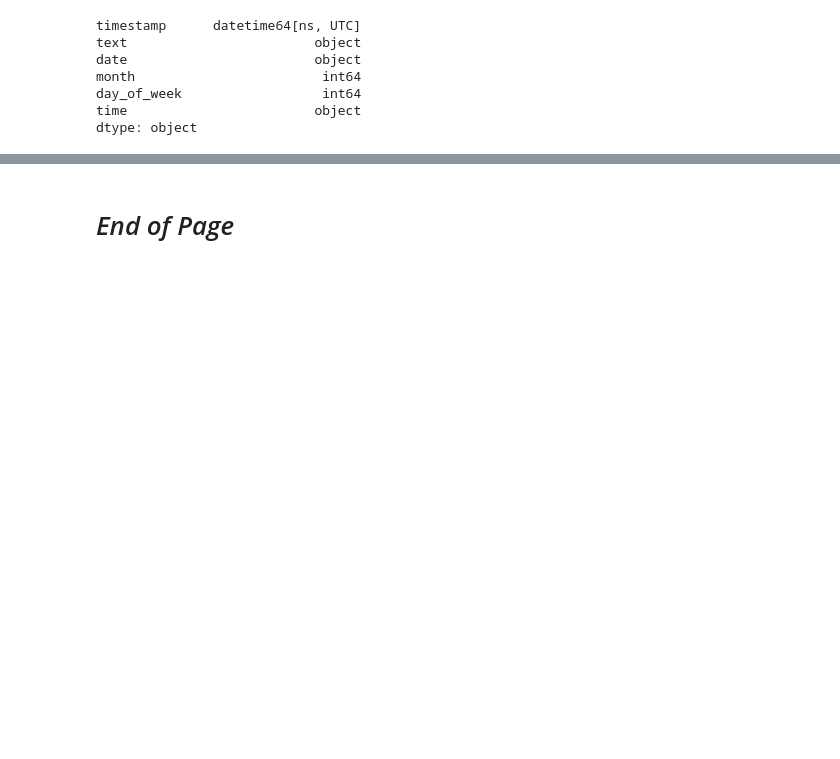
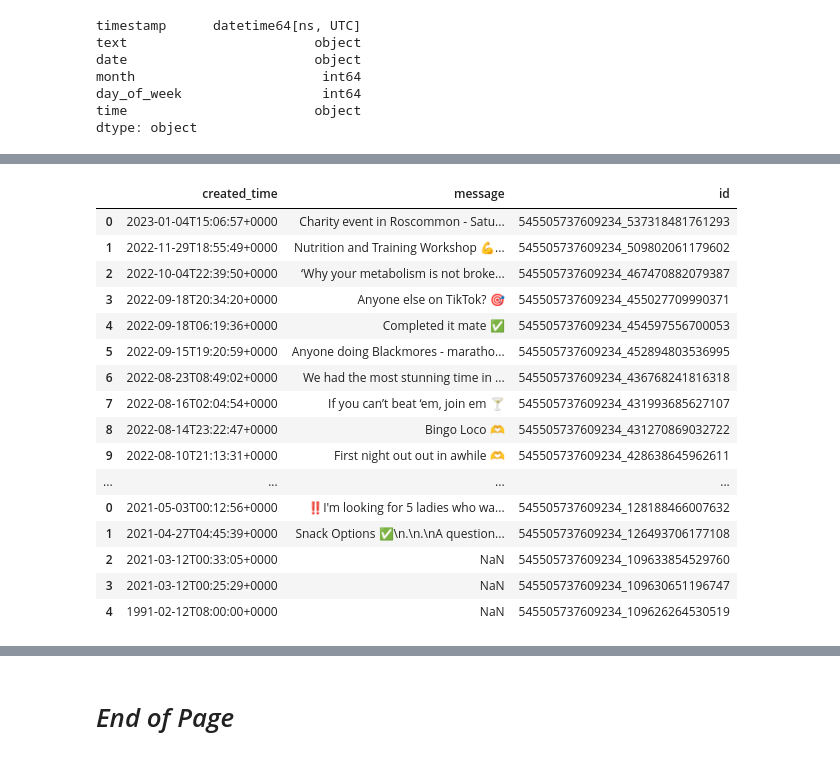
Before and after one commit to silvhua/online-PT-business-KPI, a Jupyter notebook: notebooks/2023-01-13 facebook API.ipynb, the cells around one changed output, grey strips where cells are left out. Saved outputs shown, nothing was run; the diff lists cells and outputs as text; code cells hidden in the pictures; blank space fills up the shorter version.

```diff
--- a/notebooks/2023-01-13 facebook API.ipynb
+++ b/notebooks/2023-01-13 facebook API.ipynb
@@ -34,10 +40,15 @@ def get_user_post(user_id, access_token, pages=5, filename=None,
         except:
             pass
     df = pd.concat(df_list)
+    print('Number of posts:',len(df))
     if filename:
-        save_csv(df,filename,csv_path)
-        savepickle(response_json_dict,filename,'sav',json_path)
+        try:
+            save_csv(df,filename,csv_path)
+            savepickle(response_json_dict,filename,'sav',json_path)
+        except:
+            print('Unable to save outputs')
     return df, response_json_dict
 
-df_5p, response_json_5p = get_user_post(user_id, access_token)
-df_5p
+# SH 2023-01-16 16:58 Need to update this so that:
+    # The URL of the last request is returned in case you want to request posts further back
+    # If it is the last page, it won't just keep making request with the same endpoint
@@ -116,0 +198,9 @@ dtype: object
+# %%
+with open("credentials.json") as f:
+    credentials = json.load(f)
+
+access_token = credentials['access_token']
+am_user_id = credentials['am_user_id']
+# %%
+df_50p, response_json_50p = get_user_post(am_user_id, access_token, pages=50,
+    filename='AM_fb_posts_50page_2023-01-16')
@@ -116,0 +225,20 @@ dtype: object
+# %%
+df_50p
+# %% [output]
+|  | created_time | message | id |
+| 0 | 2023-01-04T15:06:57+0000 | Charity event in Roscommon - Satu... | 545505737609234_537318481761293 |
+| 1 | 2022-11-29T18:55:49+0000 | Nutrition and Training Workshop 💪... | 545505737609234_509802061179602 |
+| 2 | 2022-10-04T22:39:50+0000 | ‘Why your metabolism is not broke... | 545505737609234_467470882079387 |
+| 3 | 2022-09-18T20:34:20+0000 | Anyone else on TikTok? 🎯 | 545505737609234_455027709990371 |
+| 4 | 2022-09-18T06:19:36+0000 | Completed it mate ✅ | 545505737609234_454597556700053 |
+| 5 | 2022-09-15T19:20:59+0000 | Anyone doing Blackmores - maratho... | 545505737609234_452894803536995 |
+| 6 | 2022-08-23T08:49:02+0000 | We had the most stunning time in ... | 545505737609234_436768241816318 |
+| 7 | 2022-08-16T02:04:54+0000 | If you can’t beat ‘em, join em 🍸 | 545505737609234_431993685627107 |
+| 8 | 2022-08-14T23:22:47+0000 | Bingo Loco 🫶 | 545505737609234_431270869032722 |
+| 9 | 2022-08-10T21:13:31+0000 | First night out out in awhile 🫶 | 545505737609234_428638645962611 |
+| ... | ... | ... | ... |
+| 0 | 2021-05-03T00:12:56+0000 | ‼️I'm looking for 5 ladies who wa... | 545505737609234_128188466007632 |
+| 1 | 2021-04-27T04:45:39+0000 | Snack Options ✅\n.\n.\nA question... | 545505737609234_126493706177108 |
+| 2 | 2021-03-12T00:33:05+0000 | NaN | 545505737609234_109633854529760 |
+| 3 | 2021-03-12T00:25:29+0000 | NaN | 545505737609234_109630651196747 |
+| 4 | 1991-02-12T08:00:00+0000 | NaN | 545505737609234_109626264530519 |
```
Also changed, not shown: parts of 29 cells of this notebook.
